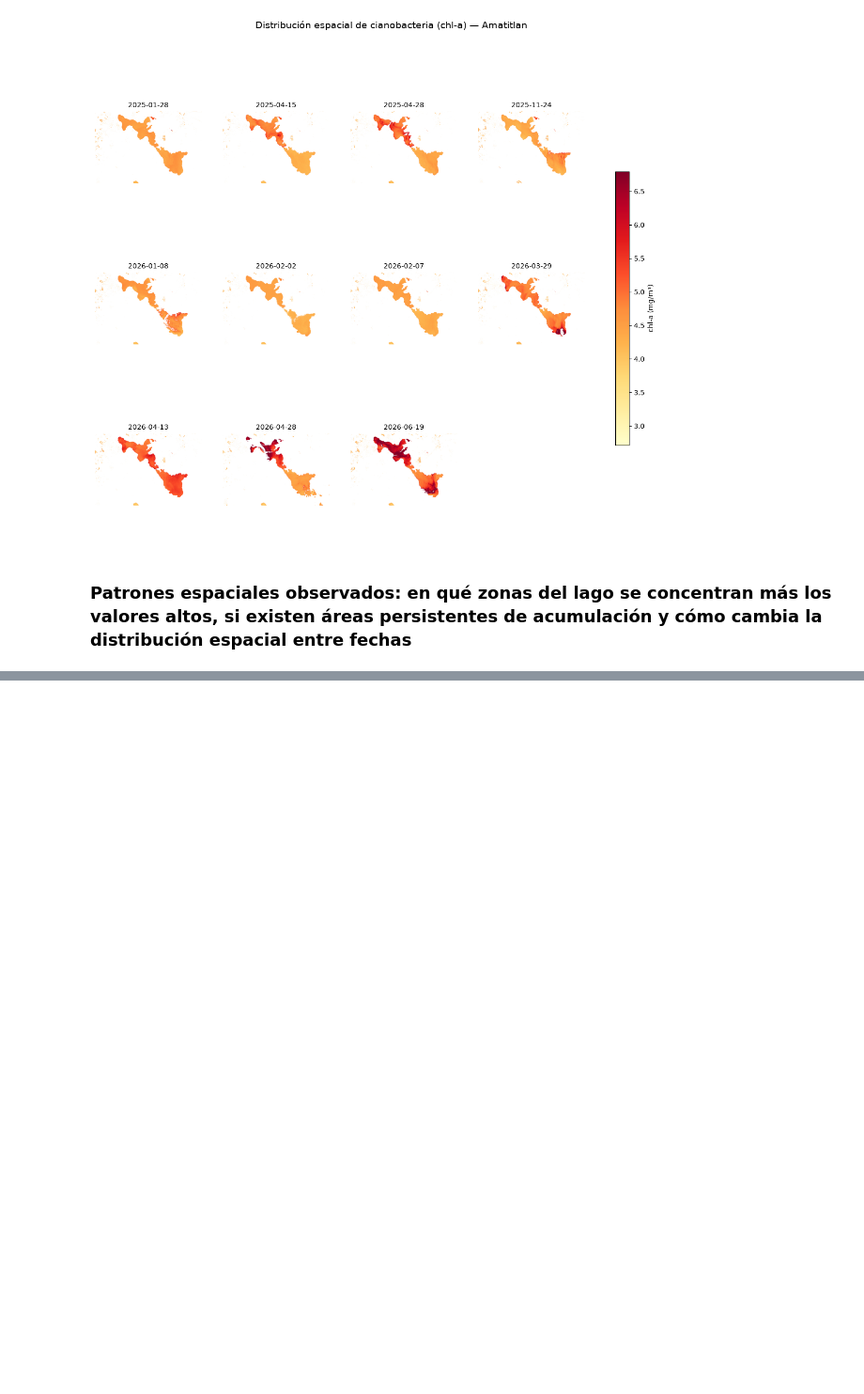
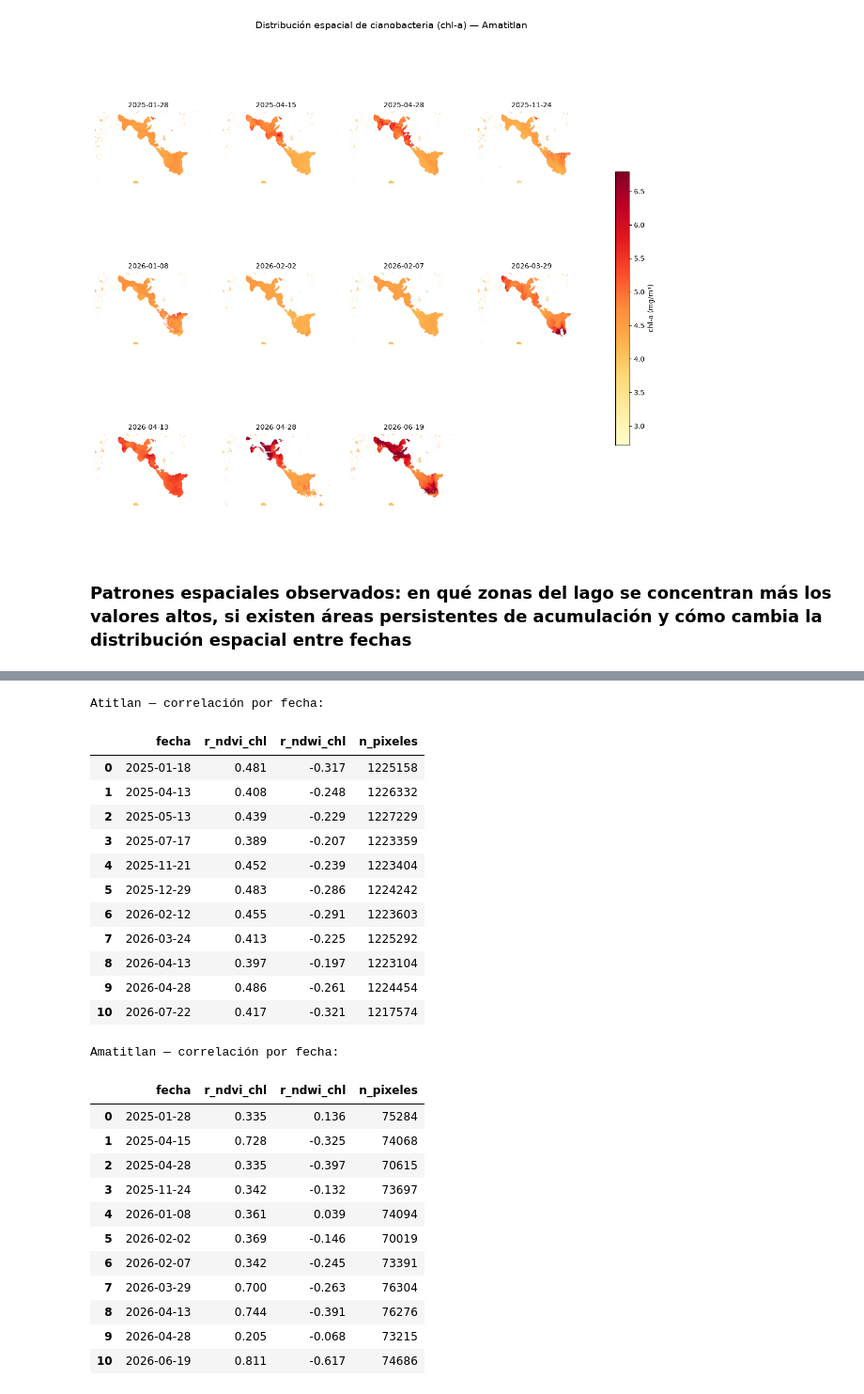
Before and after one commit to Albu231311/Lab4-DS, a Jupyter notebook: laboratorio4.ipynb, the cells around one changed output, grey strips where cells are left out. Shown at 94% size. Cells and saved outputs as stored; diff of their text form; code cells hidden in the pictures; blank space fills up the shorter version.

```diff
--- a/laboratorio4.ipynb
+++ b/laboratorio4.ipynb
@@ -481,0 +533,46 @@ def mapa_persistencia(lago, datos):
+# %%
+def correlaciones_por_fecha(df_corr, lago, min_pixeles=30):
+    filas = []
+    for f, grupo in df_corr.groupby("fecha"):
+        if len(grupo) < min_pixeles:
+            continue
+        r_ndvi, _ = stats.pearsonr(grupo["ndvi"], grupo["chl"])
+        r_ndwi, _ = stats.pearsonr(grupo["ndwi"], grupo["chl"])
+        filas.append({"fecha": f, "r_ndvi_chl": round(r_ndvi, 3), "r_ndwi_chl": round(r_ndwi, 3), "n_pixeles": len(grupo)})
+
+    tabla = pd.DataFrame(filas).sort_values("fecha").reset_index(drop=True)
+    print(f"{lago.capitalize()} — correlación por fecha:")
+    return tabla
+
+tabla_corr_atitlan = correlaciones_por_fecha(df_corr_atitlan, "atitlan")
+display(tabla_corr_atitlan)
+
+tabla_corr_amatitlan = correlaciones_por_fecha(df_corr_amatitlan, "amatitlan")
+display(tabla_corr_amatitlan)
+# %% [output]
+Atitlan — correlación por fecha:
+|  | fecha | r_ndvi_chl | r_ndwi_chl | n_pixeles |
+| 0 | 2025-01-18 | 0.481 | -0.317 | 1225158 |
+| 1 | 2025-04-13 | 0.408 | -0.248 | 1226332 |
+| 2 | 2025-05-13 | 0.439 | -0.229 | 1227229 |
+| 3 | 2025-07-17 | 0.389 | -0.207 | 1223359 |
+| 4 | 2025-11-21 | 0.452 | -0.239 | 1223404 |
+| 5 | 2025-12-29 | 0.483 | -0.286 | 1224242 |
+| 6 | 2026-02-12 | 0.455 | -0.291 | 1223603 |
+| 7 | 2026-03-24 | 0.413 | -0.225 | 1225292 |
+| 8 | 2026-04-13 | 0.397 | -0.197 | 1223104 |
+| 9 | 2026-04-28 | 0.486 | -0.261 | 1224454 |
+| 10 | 2026-07-22 | 0.417 | -0.321 | 1217574 |
+Amatitlan — correlación por fecha:
+|  | fecha | r_ndvi_chl | r_ndwi_chl | n_pixeles |
+| 0 | 2025-01-28 | 0.335 | 0.136 | 75284 |
+| 1 | 2025-04-15 | 0.728 | -0.325 | 74068 |
+| 2 | 2025-04-28 | 0.335 | -0.397 | 70615 |
+| 3 | 2025-11-24 | 0.342 | -0.132 | 73697 |
+| 4 | 2026-01-08 | 0.361 | 0.039 | 74094 |
+| 5 | 2026-02-02 | 0.369 | -0.146 | 70019 |
+| 6 | 2026-02-07 | 0.342 | -0.245 | 73391 |
+| 7 | 2026-03-29 | 0.700 | -0.263 | 76304 |
+| 8 | 2026-04-13 | 0.744 | -0.391 | 76276 |
+| 9 | 2026-04-28 | 0.205 | -0.068 | 73215 |
+| 10 | 2026-06-19 | 0.811 | -0.617 | 74686 |
```
Also changed, not shown: parts of 3 cells of this notebook, 2 other files.
